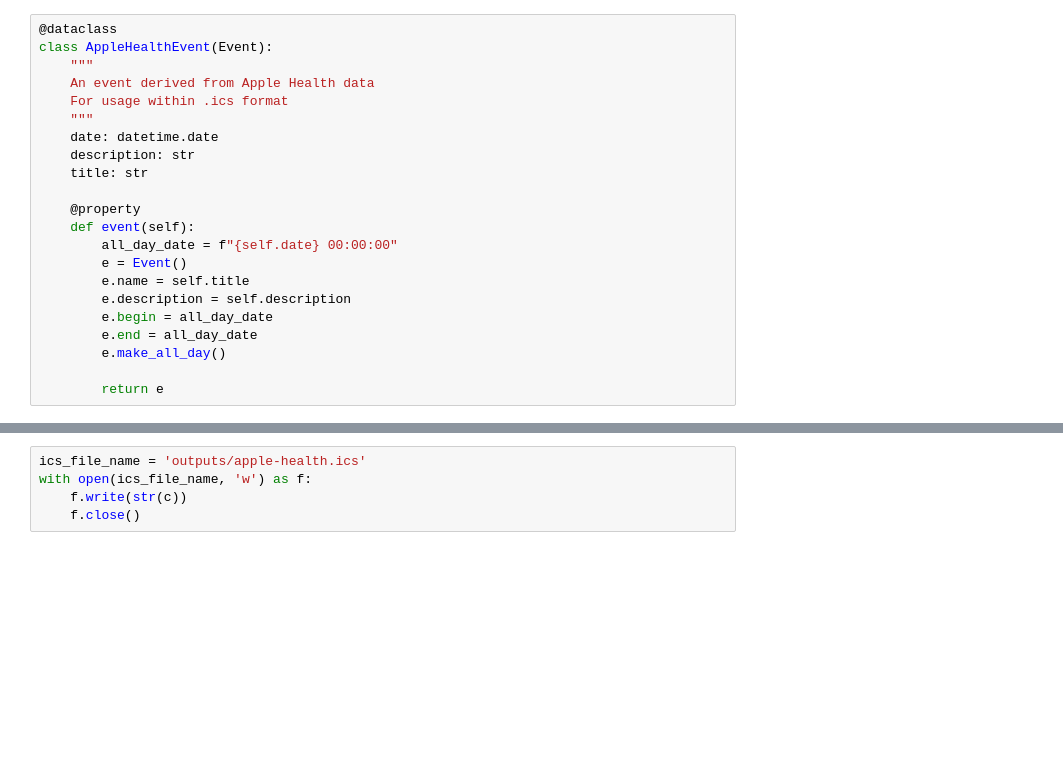
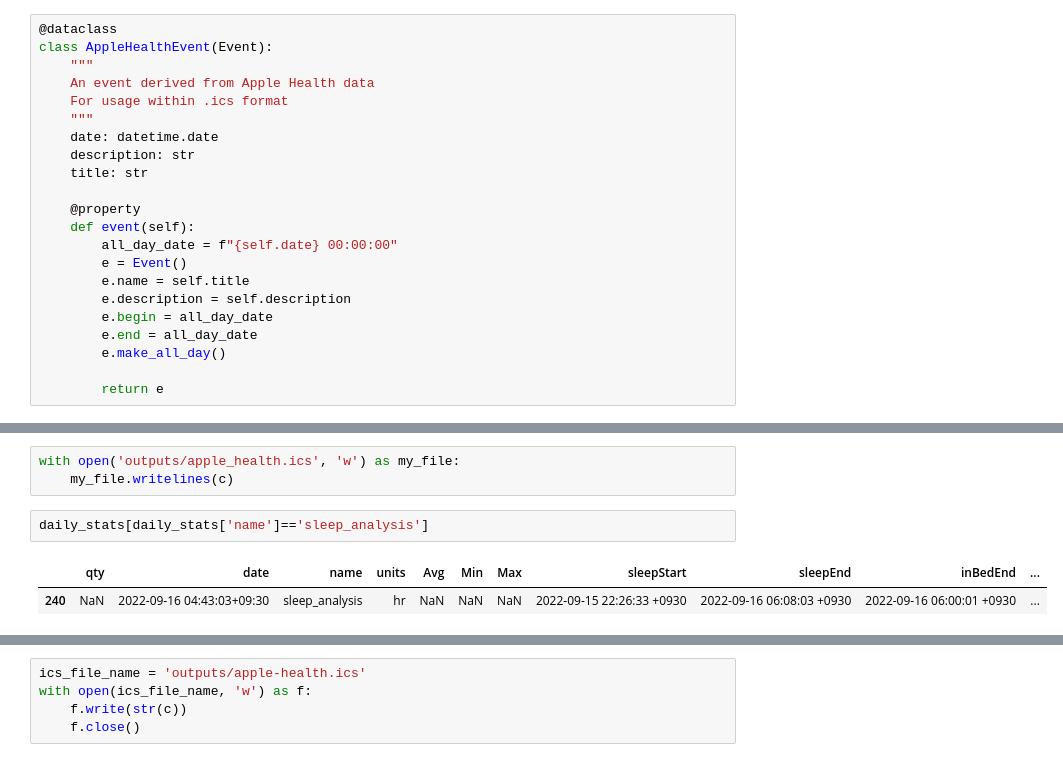
Before and after one commit to namtonthat/apple-health-data, a Jupyter notebook: healthlake.ipynb, the cells around one changed output, grey strips where cells are left out. Drawn from its saved outputs; the diff is of its cells as text; blank space fills up the shorter version.

```diff
--- a/healthlake.ipynb
+++ b/healthlake.ipynb
@@ -106,2 +330,10 @@ class AppleHealthEvent(Event):
+# %%
+with open('outputs/apple_health.ics', 'w') as my_file:
+    my_file.writelines(c)
+# %%
+daily_stats[daily_stats['name']=='sleep_analysis']
+# %% [output]
+|  | qty | date | name | units | Avg | Min | Max | sleepStart | sleepEnd | inBedEnd | ... |
+| 240 | NaN | 2022-09-16 04:43:03+09:30 | sleep_analysis | hr | NaN | NaN | NaN | 2022-09-15 22:26:33 +0930 | 2022-09-16 06:08:03 +0930 | 2022-09-16 06:00:01 +0930 | ... |
 # %%
 # %% [output]
```
Also changed, not shown: parts of 24 cells of this notebook, 3 other files.
